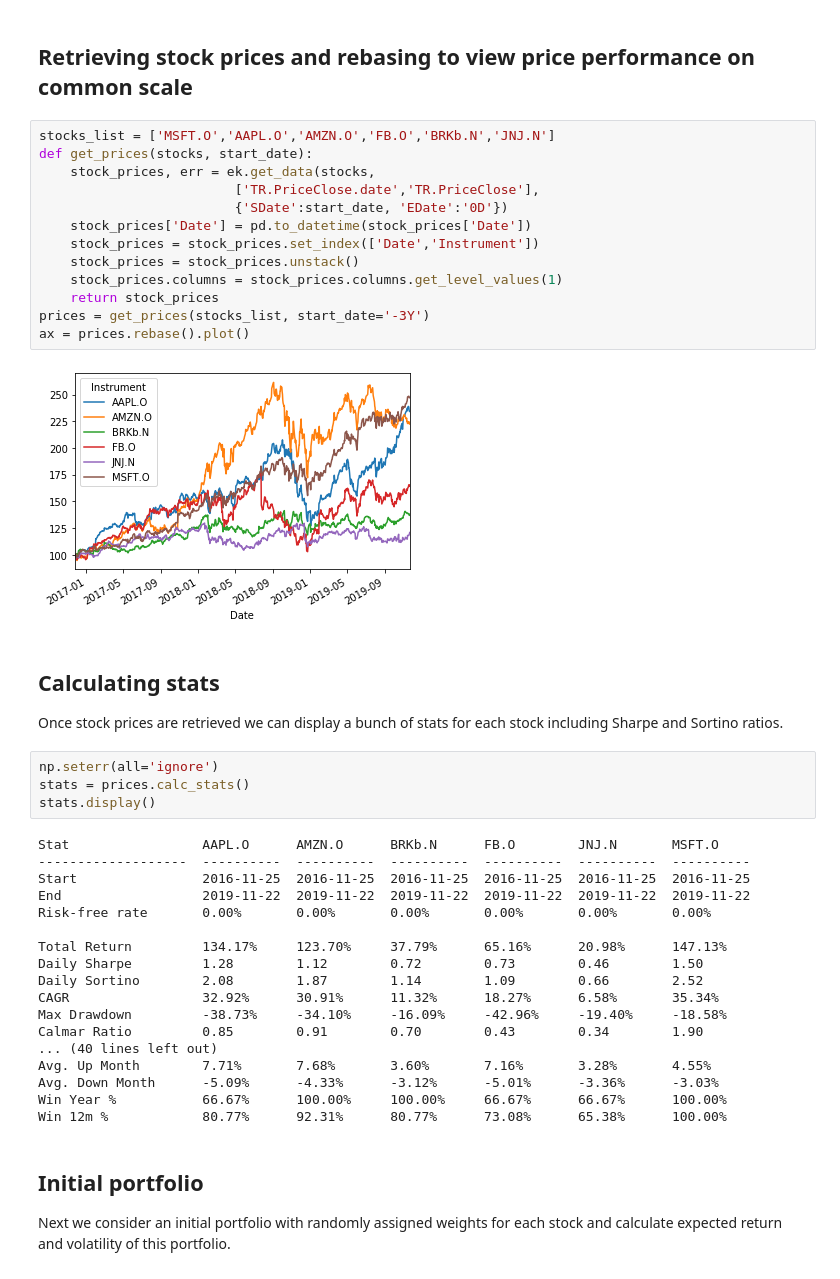
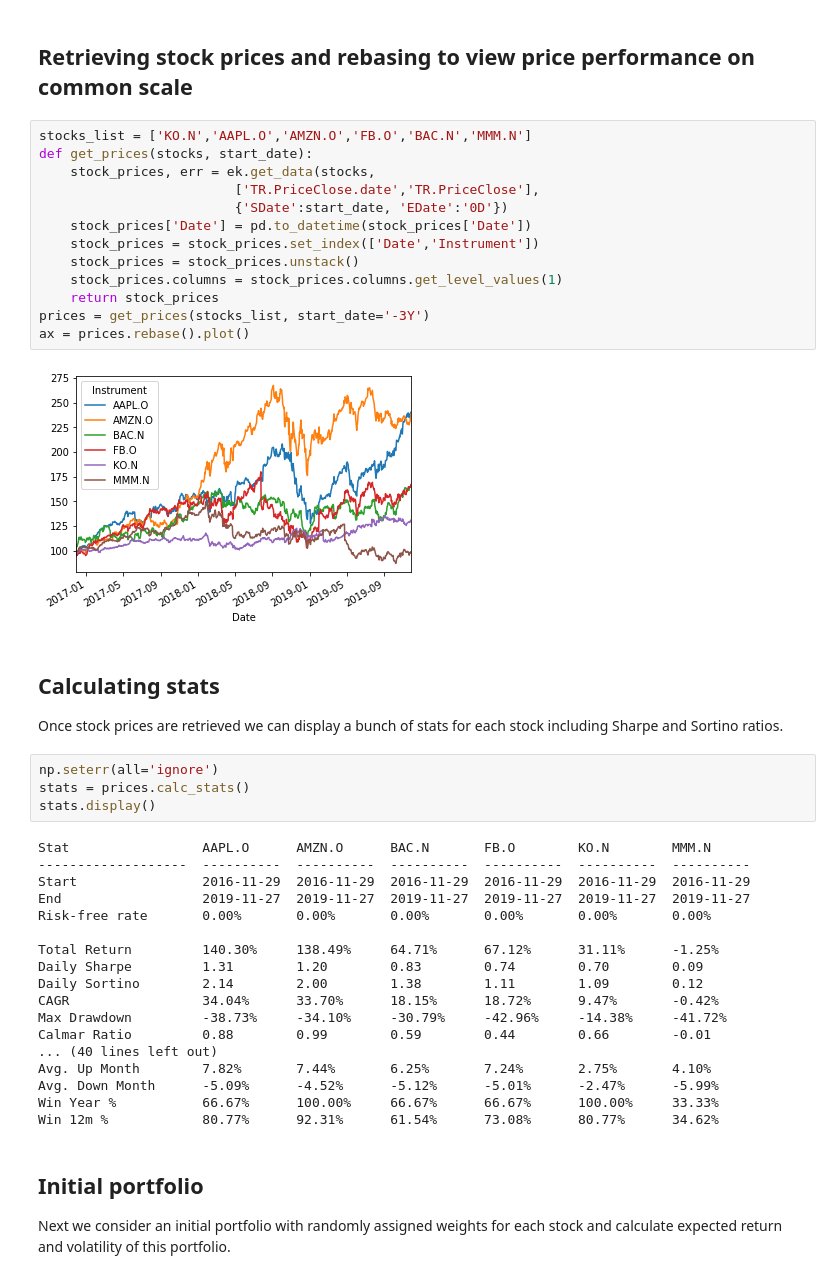
Before and after one commit to LSEG-API-Samples/Article.EikonAPI.Python.PortfolioOptimization, a Jupyter notebook: PortfolioOptimization.ipynb, the cells around one changed output. Saved outputs shown, nothing was run; the diff lists cells and outputs as text.

```diff
--- a/PortfolioOptimization.ipynb
+++ b/PortfolioOptimization.ipynb
@@ -24,20 +24,20 @@ else:
 # %% [markdown]
 ## Retrieving stock prices and rebasing to view price performance on common scale
 # %%
-stocks_list = ['MSFT.O','AAPL.O','AMZN.O','FB.O','BRKb.N','JNJ.N']
+stocks_list = ['KO.N','AAPL.O','AMZN.O','FB.O','BAC.N','MMM.N']
 def get_prices(stocks, start_date):
     stock_prices, err = ek.get_data(stocks,
                          ['TR.PriceClose.date','TR.PriceClose'],
                          {'SDate':start_date, 'EDate':'0D'})
     stock_prices['Date'] = pd.to_datetime(stock_prices['Date'])
     stock_prices = stock_prices.set_index(['Date','Instrument'])
     stock_prices = stock_prices.unstack()
     stock_prices.columns = stock_prices.columns.get_level_values(1)
     return stock_prices
 prices = get_prices(stocks_list, start_date='-3Y')
 ax = prices.rebase().plot()
 # %% [output]
-[figure, old version]
+[figure, new version]
 # %% [markdown]
 ## Calculating stats
 Once stock prices are retrieved we can display a bunch of stats for each stock including Sharpe and Sortino ratios.
@@ -46,23 +46,23 @@ np.seterr(all='ignore')
 stats = prices.calc_stats()
 stats.display()
 # %% [output]
-Stat                 AAPL.O      AMZN.O      BRKb.N      FB.O        JNJ.N       MSFT.O
+Stat                 AAPL.O      AMZN.O      BAC.N       FB.O        KO.N        MMM.N
 -------------------  ----------  ----------  ----------  ----------  ----------  ----------
-Start                2016-11-25  2016-11-25  2016-11-25  2016-11-25  2016-11-25  2016-11-25
-End                  2019-11-22  2019-11-22  2019-11-22  2019-11-22  2019-11-22  2019-11-22
+Start                2016-11-29  2016-11-29  2016-11-29  2016-11-29  2016-11-29  2016-11-29
+End                  2019-11-27  2019-11-27  2019-11-27  2019-11-27  2019-11-27  2019-11-27
 Risk-free rate       0.00%       0.00%       0.00%       0.00%       0.00%       0.00%
 
-Total Return         134.17%     123.70%     37.79%      65.16%      20.98%      147.13%
-Daily Sharpe         1.28        1.12        0.72        0.73        0.46        1.50
-Daily Sortino        2.08        1.87        1.14        1.09        0.66        2.52
-CAGR                 32.92%      30.91%      11.32%      18.27%      6.58%       35.34%
-Max Drawdown         -38.73%     -34.10%     -16.09%     -42.96%     -19.40%     -18.58%
-Calmar Ratio         0.85        0.91        0.70        0.43        0.34        1.90
+Total Return         140.30%     138.49%     64.71%      67.12%      31.11%      -1.25%
+Daily Sharpe         1.31        1.20        0.83        0.74        0.70        0.09
+Daily Sortino        2.14        2.00        1.38        1.11        1.09        0.12
+CAGR                 34.04%      33.70%      18.15%      18.72%      9.47%       -0.42%
+Max Drawdown         -38.73%     -34.10%     -30.79%     -42.96%     -14.38%     -41.72%
+Calmar Ratio         0.88        0.99        0.59        0.44        0.66        -0.01
 ... (40 lines left out)
-Avg. Up Month        7.71%       7.68%       3.60%       7.16%       3.28%       4.55%
-Avg. Down Month      -5.09%      -4.33%      -3.12%      -5.01%      -3.36%      -3.03%
-Win Year %           66.67%      100.00%     100.00%     66.67%      66.67%      100.00%
-Win 12m %            80.77%      92.31%      80.77%      73.08%      65.38%      100.00%
+Avg. Up Month        7.82%       7.44%       6.25%       7.24%       2.75%       4.10%
+Avg. Down Month      -5.09%      -4.52%      -5.12%      -5.01%      -2.47%      -5.99%
+Win Year %           66.67%      100.00%     66.67%      66.67%      100.00%     33.33%
+Win 12m %            80.77%      92.31%      61.54%      73.08%      80.77%      34.62%
 # %% [markdown]
 ## Initial portfolio
 Next we consider an initial portfolio with randomly assigned weights for each stock and calculate expected return and volatility of this portfolio.
```
Also changed, not shown: parts of 5 cells of this notebook.
